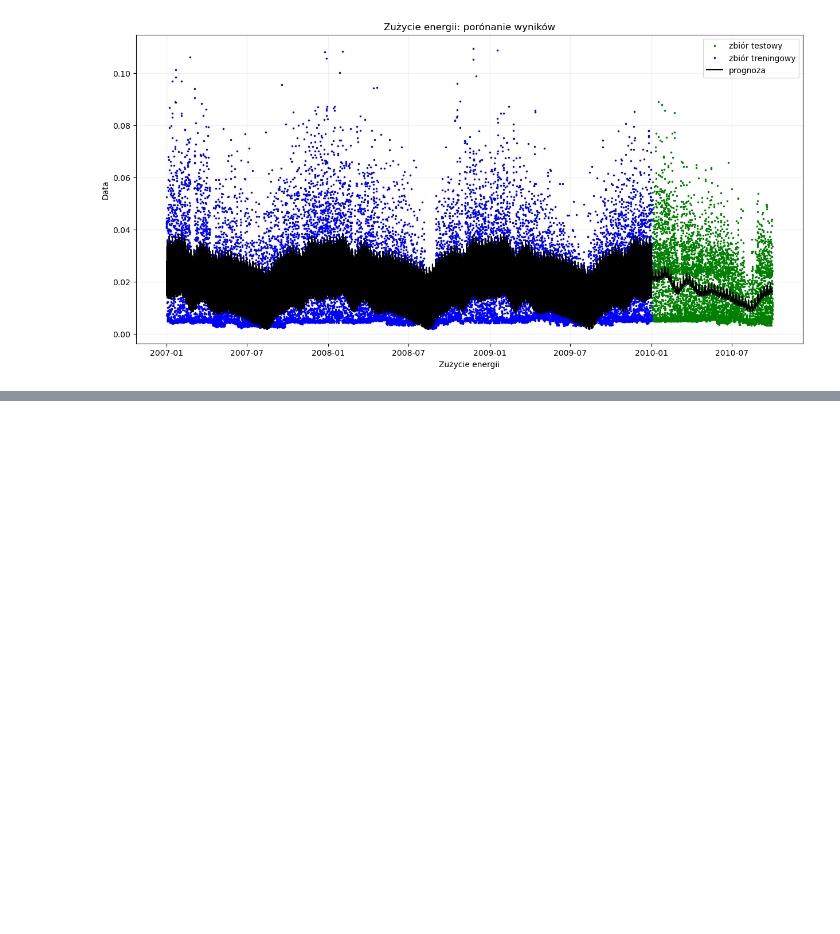
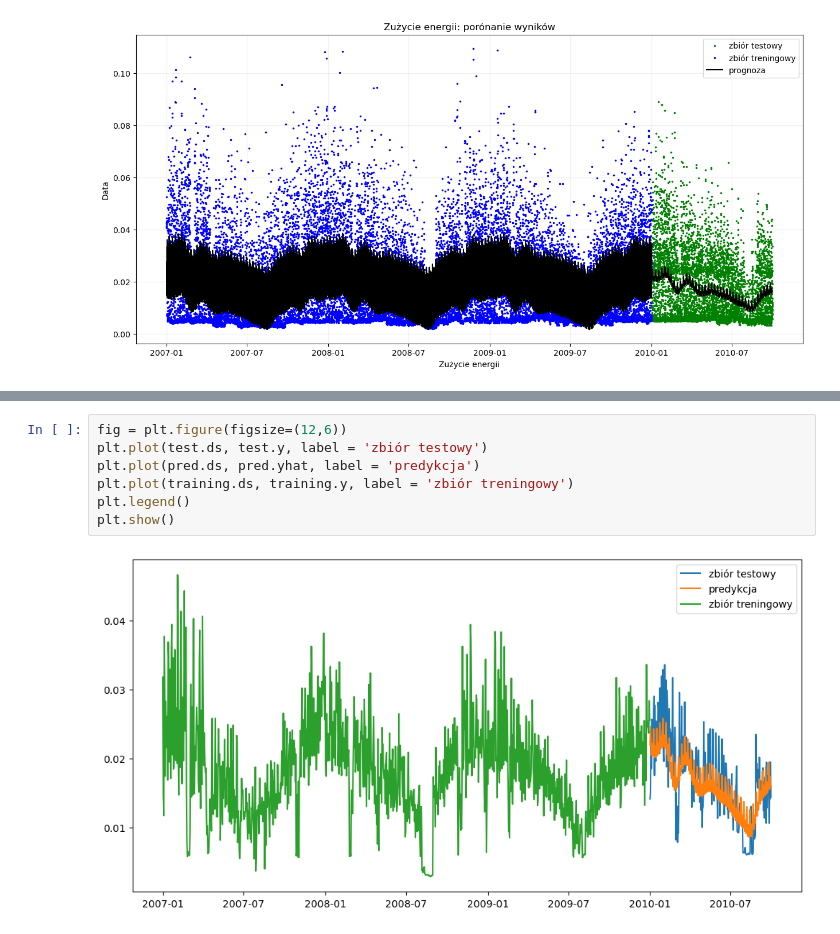
Before and after one commit to infoshareacademy/jdszr12-git_squad, a Jupyter notebook: ml_projekt/monthly_review.ipynb, the cells around one changed output, grey strips where cells are left out. Saved outputs shown, nothing was run; the diff lists cells and outputs as text; blank space fills up the shorter version.

```diff
--- a/ml_projekt/monthly_review.ipynb
+++ b/ml_projekt/monthly_review.ipynb
@@ -227,0 +280,9 @@ plt.show()
+# %%
+fig = plt.figure(figsize=(12,6))
+plt.plot(test.ds, test.y, label = 'zbiór testowy')
+plt.plot(pred.ds, pred.yhat, label = 'predykcja')
+plt.plot(training.ds, training.y, label = 'zbiór treningowy')
+plt.legend()
+plt.show()
+# %% [output]
+[figure, added]
```
Also changed, not shown: parts of 19 cells of this notebook, 1 other file.
